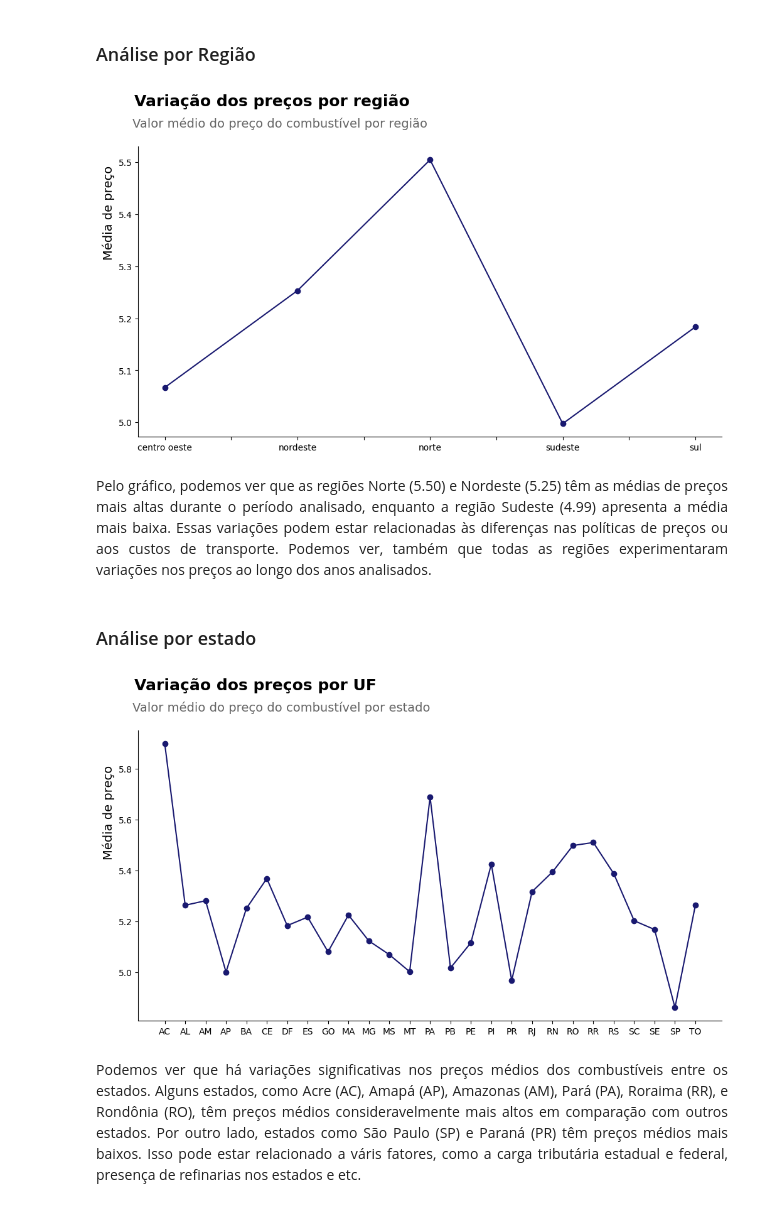
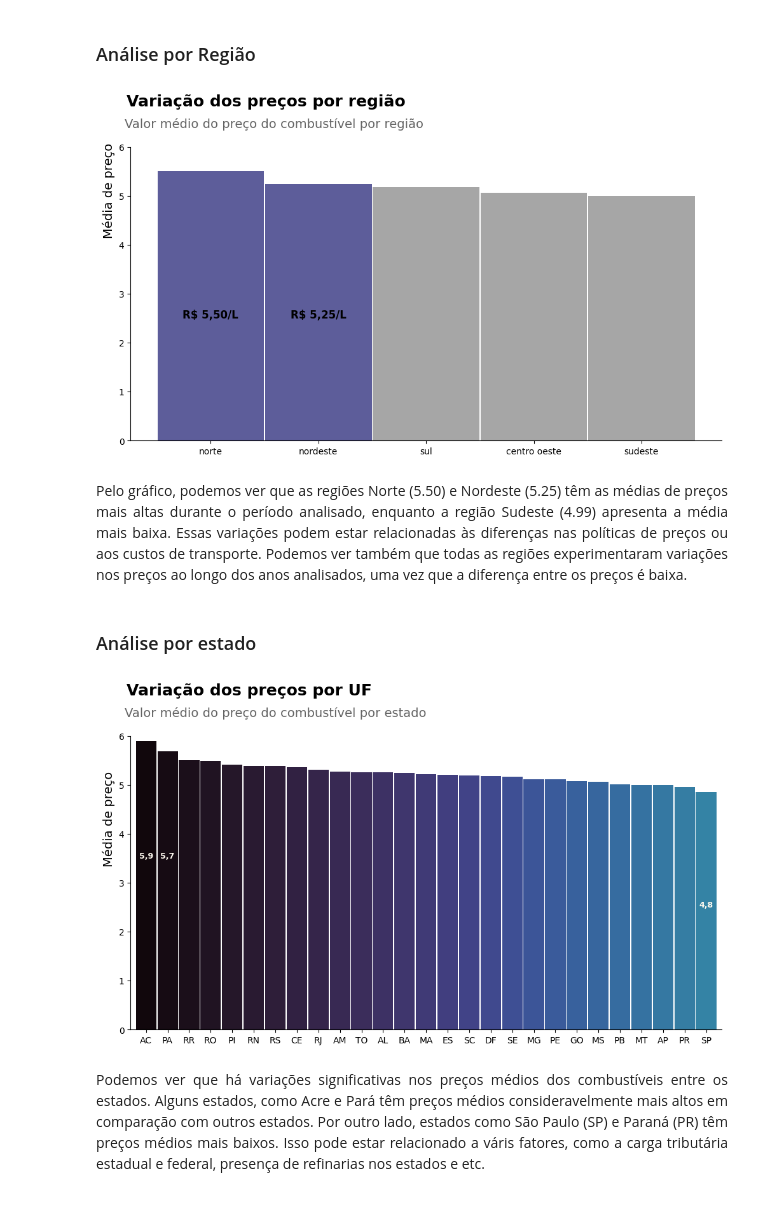
Before and after one commit to LilianeAquino/projeto_estatistica_coders_2023, a Jupyter notebook: projeto_estatistica_coders.ipynb, the cells around one changed output. Saved outputs shown, nothing was run; the diff lists cells and outputs as text; code cells hidden in the pictures.

```diff
--- a/projeto_estatistica_coders.ipynb
+++ b/projeto_estatistica_coders.ipynb
@@ -246,42 +259,49 @@ plt.show()
 # %%
 suptitle = 'Variação dos preços por região'
 title = 'Valor médio do preço do combustível por região'
+colors=['#191970', '#191970', '#808080', '#808080', '#808080']
 
-dados_agrupados = df.groupby('regiao')['valor_venda'].mean()
-dados_agrupados.plot.line(figsize=(12, 6), rot=False, color='#191970', marker='o').spines[['top', 'right']].set_visible(False)
+dados_agrupados = df.groupby('regiao')['valor_venda'].mean().sort_values(ascending=False)
+dados_agrupados.plot.bar(width=0.99, alpha=0.7, figsize=(12, 6), rot=False, color=colors).spines[['top', 'right']].set_visible(False)
 
 plt.suptitle(suptitle, fontsize=18, y=1.02, horizontalalignment='left', x=0.12, color='black', weight='bold')
 plt.title(title, fontsize=14, color='#646464', y=1.05, loc='left', x=-0.01)
-plt.ylabel('Média de preço', fontsize=14, horizontalalignment='left', y=0.61)
+plt.ylabel('Média de preço', fontsize=14, horizontalalignment='left', y=0.69)
 plt.xlabel(None)
+plt.ylim(0, 6)
+plt.text(0, 2.5, 'R$ 5,50/L', fontsize=12, weight='bold', horizontalalignment='center')
+plt.text(1, 2.5, 'R$ 5,25/L', fontsize=12, weight='bold', horizontalalignment='center')
 plt.grid(False)
 plt.show()
 # %% [output]
-[figure, old version]
+[figure, new version]
 # %% [markdown]
-<p style='text-align: justify;'><font size=3.>Pelo gráfico, podemos ver que as regiões Norte (5.50) e Nordeste (5.25) têm as médias de preços mais altas durante o período analisado, enquanto a região Sudeste (4.99) apresenta a média mais baixa. Essas variações podem estar relacionadas às diferenças nas políticas de preços ou aos custos de transporte. Podemos ver, também que todas as regiões experimentaram variações nos preços ao longo dos anos analisados.</font></p>
+<p style='text-align: justify;'><font size=3.>Pelo gráfico, podemos ver que as regiões Norte (5.50) e Nordeste (5.25) têm as médias de preços mais altas durante o período analisado, enquanto a região Sudeste (4.99) apresenta a média mais baixa. Essas variações podem estar relacionadas às diferenças nas políticas de preços ou aos custos de transporte. Podemos ver também que todas as regiões experimentaram variações nos preços ao longo dos anos analisados, uma vez que a diferença entre os preços é baixa.</font></p>
 # %% [markdown]
 ### Análise por estado
 # %%
 suptitle = 'Variação dos preços por UF'
 title = 'Valor médio do preço do combustível por estado'
+ticks = ['AC', 'PA', 'RR', 'RO', 'PI', 'RN', 'RS', 'CE', 'RJ', 'AM', 'TO', 'AL', 'BA', 'MA', 'ES', 'SC', 'DF', 'SE', 'MG', 'PE', 'GO', 'MS', 'PB', 'MT', 'AP', 'PR', 'SP']
 
-ticks = ['AC', 'AL', 'AM', 'AP', 'BA', 'CE', 'DF', 'ES', 'GO', 'MA', 'MG', 'MS', 'MT', 'PA', 'PB', 'PE', 'PI', 'PR', 'RJ', 'RN', 'RO', 'RR', 'RS', 'SC', 'SE', 'SP', 'TO']
-
-dados_agrupados = df.groupby('uf')['valor_venda'].mean()
-dados_agrupados.plot.line(figsize=(12, 6), rot=False, color='#191970', marker='o').spines[['top', 'right']].set_visible(False)
+dados_agrupados = df.groupby('uf')['valor_venda'].mean().sort_values(ascending=False)
+dados_agrupados.plot.bar(width=0.95, alpha=1., figsize=(12, 6), rot=False, color=sns.color_palette('mako', n_colors=50)).spines[['top', 'right']].set_visible(False)
 
 plt.suptitle(suptitle, fontsize=18, y=1.02, horizontalalignment='left', x=0.12, color='black', weight='bold')
 plt.title(title, fontsize=14, color='#646464', y=1.05, loc='left', x=-0.01)
 plt.ylabel('Média de preço', fontsize=14, horizontalalignment='left', y=0.556)
 plt.xlabel(None)
 plt.xticks(range(len(ticks)), ticks)
+plt.ylim(0, 6)
+plt.text(0, 3.5, '5,9', fontsize=9, weight='bold', color='#FFFAF0', horizontalalignment='center')
+plt.text(1, 3.5, '5,7', fontsize=9, weight='bold', color='#FFFAF0', horizontalalignment='center')
+plt.text(26, 2.5, '4,8', fontsize=9, weight='bold', color='#FFFAF0', horizontalalignment='center')
 plt.grid(False)
 plt.show()
 # %% [output]
-[figure, old version]
+[figure, new version]
 # %% [markdown]
-<p style='text-align: justify;'><font size=3.>Podemos ver que há variações significativas nos preços médios dos combustíveis entre os estados. Alguns estados, como Acre (AC), Amapá (AP), Amazonas (AM), Pará (PA), Roraima (RR), e Rondônia (RO), têm preços médios consideravelmente mais altos em comparação com outros estados. Por outro lado, estados como São Paulo (SP) e Paraná (PR) têm preços médios mais baixos. Isso pode estar relacionado a váris fatores, como a carga tributária estadual e federal, presença de refinarias nos estados e etc.</font></p>
+<p style='text-align: justify;'><font size=3.>Podemos ver que há variações significativas nos preços médios dos combustíveis entre os estados. Alguns estados, como Acre e Pará têm preços médios consideravelmente mais altos em comparação com outros estados. Por outro lado, estados como São Paulo (SP) e Paraná (PR) têm preços médios mais baixos. Isso pode estar relacionado a váris fatores, como a carga tributária estadual e federal, presença de refinarias nos estados e etc.</font></p>
 # %% [markdown]
 ### Variação percentual trimestral
 
```
Also changed, not shown: parts of 41 cells of this notebook, 1 other file.
